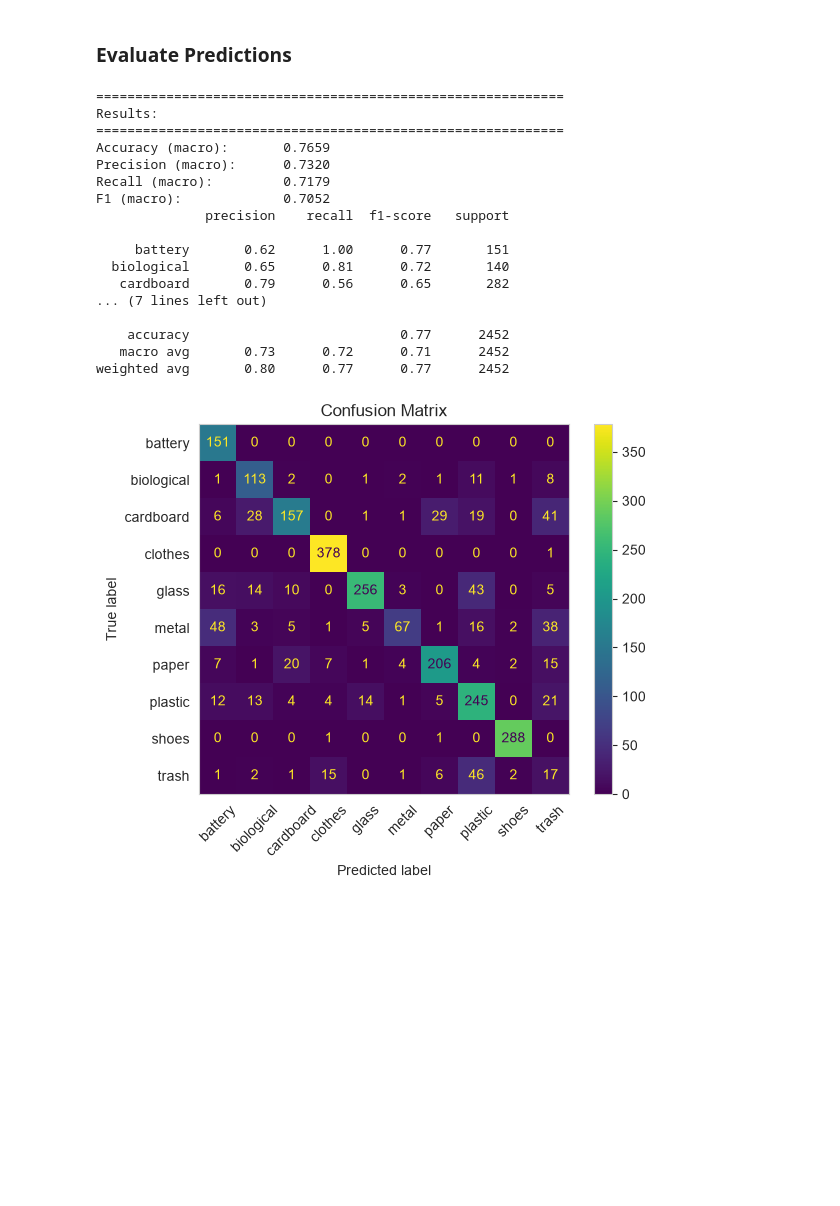
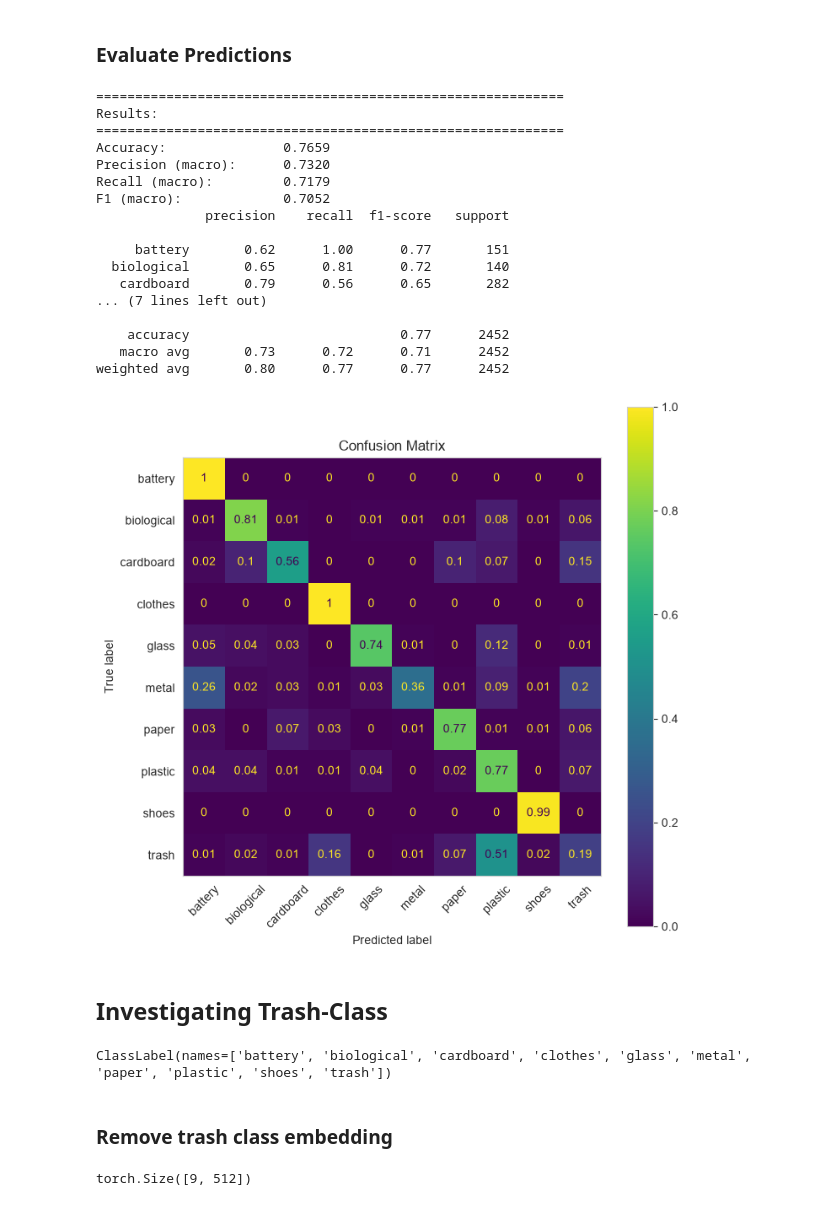
Before and after one commit to Nello-pn/trashCLIP, a Jupyter notebook: CLIP_ZeroShot.ipynb, the cells around one changed output. Saved outputs shown, nothing was run; the diff lists cells and outputs as text; code cells hidden in the pictures; blank space fills up the shorter version.

```diff
--- a/CLIP_ZeroShot.ipynb
+++ b/CLIP_ZeroShot.ipynb
@@ -423,25 +427,27 @@ true_labels_text = [labels[id] for id in true_labels]
 # %%
 # Print metric scores
 metrics_dict_mean_embeddings = evaluate_predictions(true_labels_text, predicted_labels)
 
 # Plot Confusion Matrix
-plot_conf_matrix(true_labels_text, predicted_labels)
+plot_conf_matrix(true_labels_text, predicted_labels, display_labels=labels)
 # %% [output]
 ============================================================
 Results:
 ============================================================
-Accuracy (macro):       0.7659
+Accuracy:               0.7659
 Precision (macro):      0.7320
 Recall (macro):         0.7179
 F1 (macro):             0.7052
               precision    recall  f1-score   support
 
      battery       0.62      1.00      0.77       151
   biological       0.65      0.81      0.72       140
    cardboard       0.79      0.56      0.65       282
 ... (7 lines left out)
 
     accuracy                           0.77      2452
    macro avg       0.73      0.72      0.71      2452
 weighted avg       0.80      0.77      0.77      2452
-[figure, old version]
+[figure, new version]
+# %% [markdown]
+## Investigating Trash-Class
@@ -447,0 +457,12 @@ weighted avg       0.80      0.77      0.77      2452
+# %%
+no_trash_set.features["label"]
+# %% [output]
+ClassLabel(names=['battery', 'biological', 'cardboard', 'clothes', 'glass', 'metal', 'paper', 'plastic', 'shoes', 'trash'])
+# %% [markdown]
+### Remove trash class embedding
+# %%
+# Drop last embedding, which belongs to trash
+class_embeddings_no_trash = class_embeddings[:-1]
+class_embeddings_no_trash.shape
+# %% [output]
+torch.Size([9, 512])
```
Also changed, not shown: parts of 13 cells of this notebook, 1 other file.
